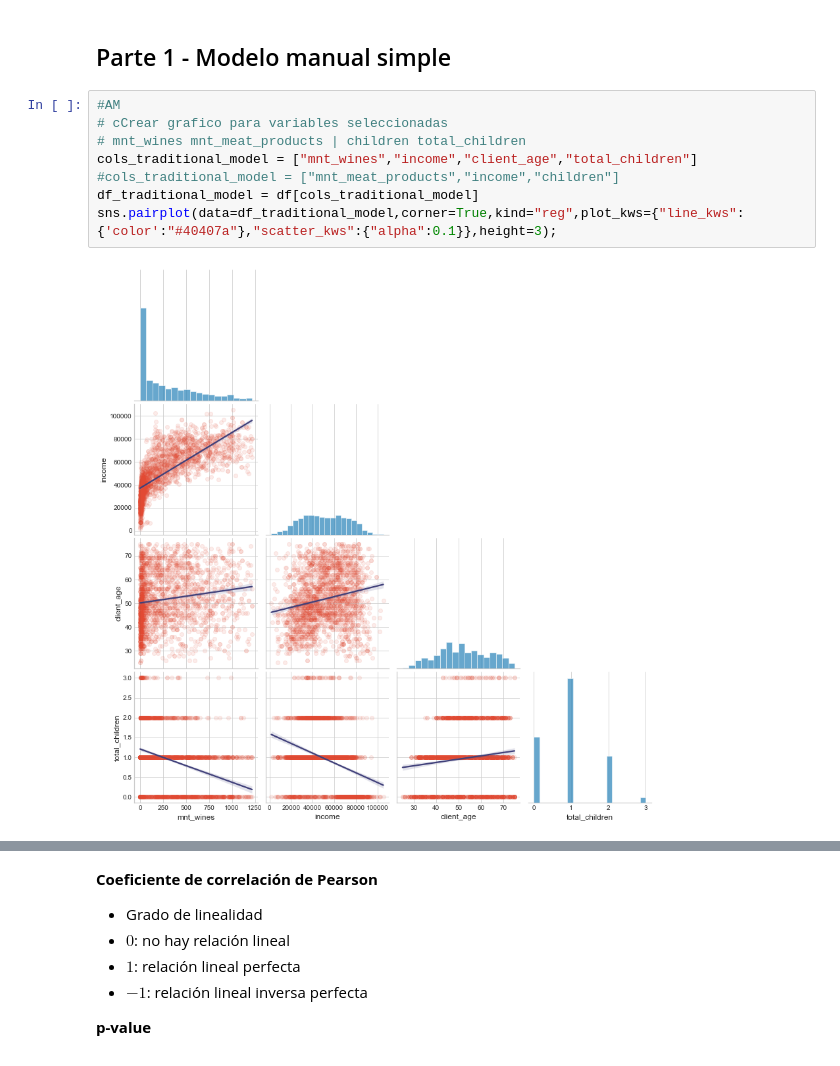
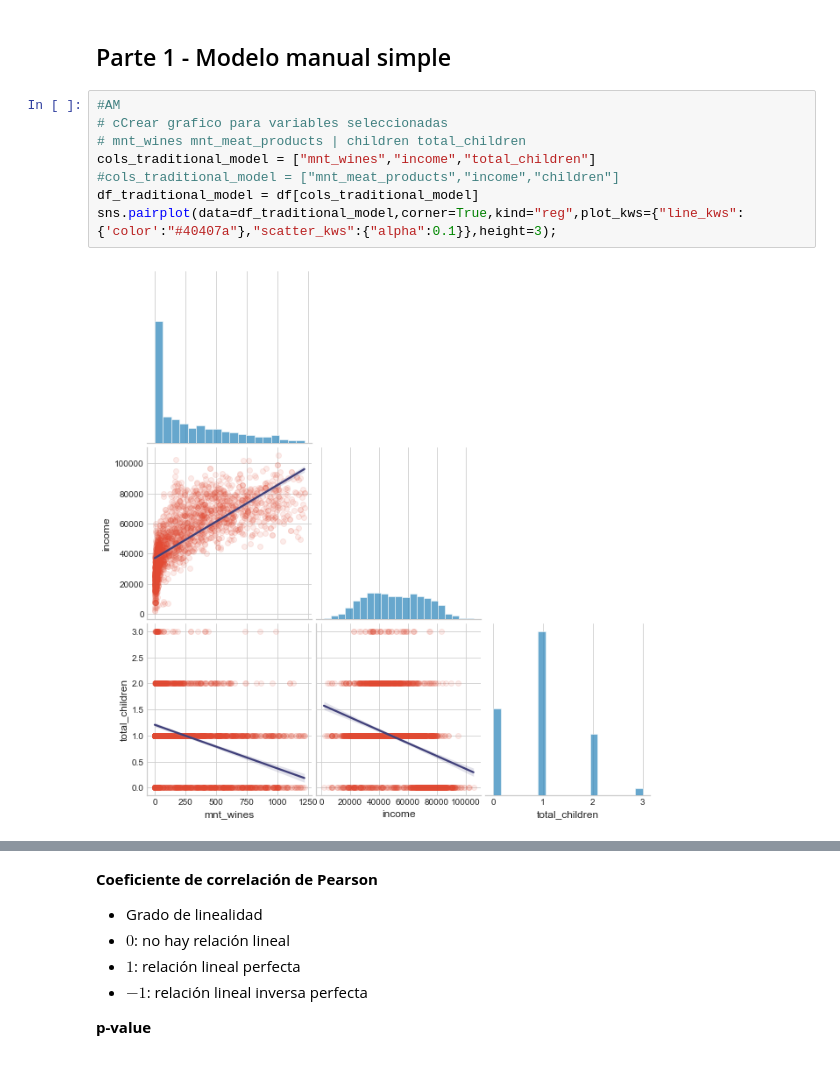
Before and after one commit to edgarmontes/predict_product, a Jupyter notebook: predict_product.ipynb, the cells around one changed output, grey strips where cells are left out. Cells and saved outputs as stored; diff of their text form.

Commit message:
12/22.3 FP removing client_age

```diff
--- a/predict_product.ipynb
+++ b/predict_product.ipynb
@@ -886,13 +886,13 @@ _ = sns.catplot(data = df, x = 'generation', y = 'mnt_wines', kind = 'bar',
 # %%
 #AM
 # cCrear grafico para variables seleccionadas
 # mnt_wines mnt_meat_products | children total_children
-cols_traditional_model = ["mnt_wines","income","client_age","total_children"]
+cols_traditional_model = ["mnt_wines","income","total_children"]
 #cols_traditional_model = ["mnt_meat_products","income","children"]
 df_traditional_model = df[cols_traditional_model]
 sns.pairplot(data=df_traditional_model,corner=True,kind="reg",plot_kws={"line_kws":{'color':"#40407a"},"scatter_kws":{"alpha":0.1}},height=3);
 # %% [output]
-[figure, old version]
+[figure, new version]
 # %%
 x1 = cols_traditional_model[1]
 y = cols_traditional_model[0]
```
Also changed, not shown: parts of 41 cells of this notebook.
